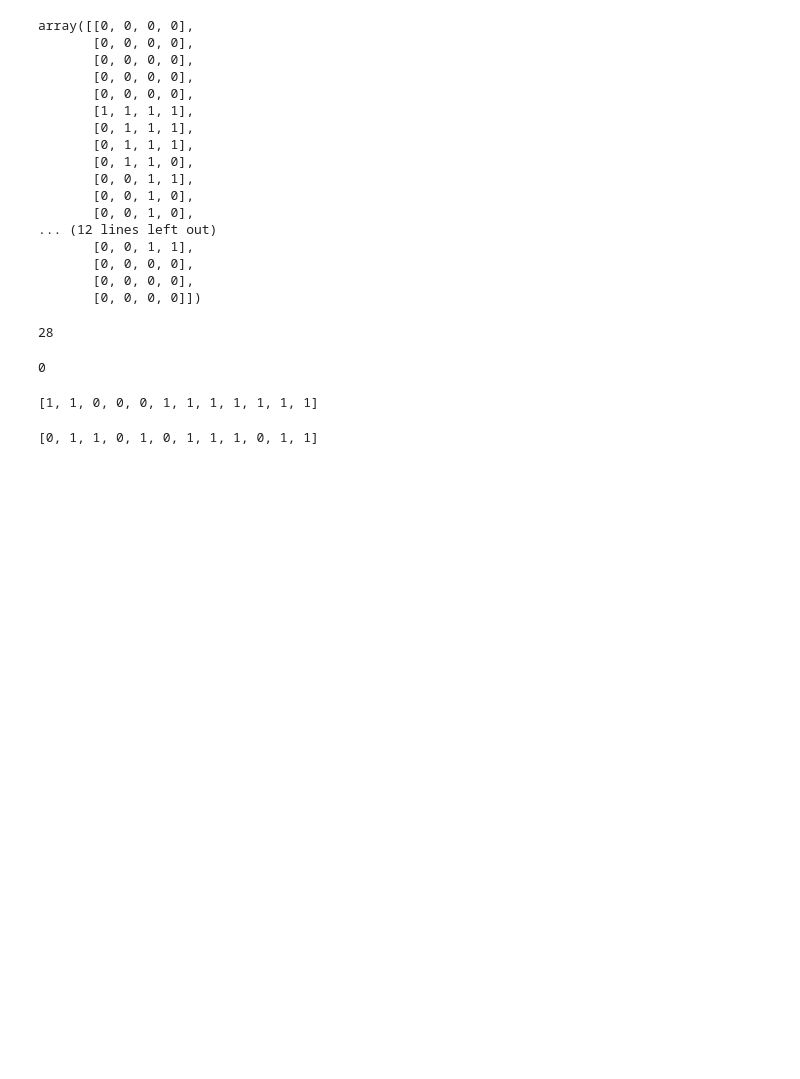
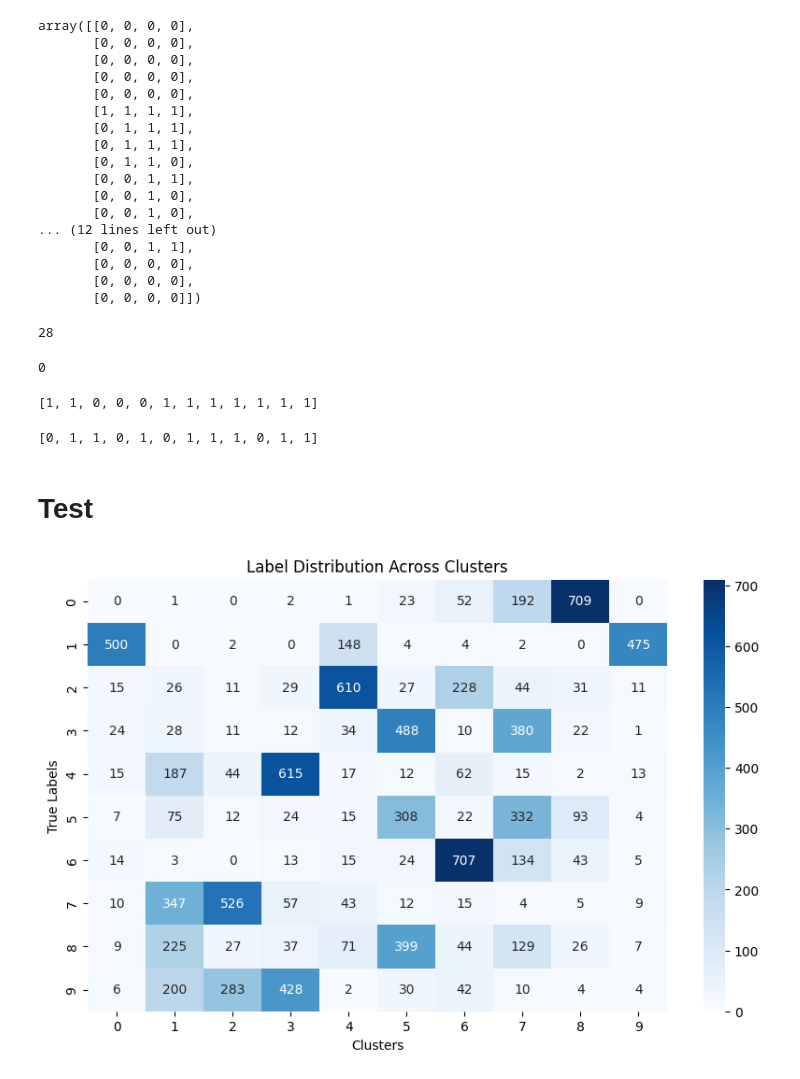
Before and after one commit to tobo03/DVP7, a Jupyter notebook: TraditionalMethods/testing.ipynb, the cells around one changed output. Saved outputs shown, nothing was run; the diff lists cells and outputs as text; code cells hidden in the pictures; blank space fills up the shorter version.

```diff
--- a/TraditionalMethods/testing.ipynb
+++ b/TraditionalMethods/testing.ipynb
@@ -130,3 +130,5 @@ randVectors = [np.random.randn(data_len) for i in range(n_hash)]
 lshProjt(hog_feat, randVectors)
 # %% [output]
 [0, 1, 1, 0, 1, 0, 1, 1, 1, 0, 1, 1]
+# %% [markdown]
+# Test
@@ -132,0 +174,10 @@ lshProjt(hog_feat, randVectors)
+# %%
+n_hash = 128
+data_len = len(x_test[0].flatten())
+randVectors = [np.random.randn(data_len) for i in range(n_hash)]
+
+hashCodes = [ lshProjt(x, randVectors) for x in x_test]
+
+easyHeatmap(hashCodes, y_test)
+# %% [output]
+[figure, added]
```
Also changed, not shown: parts of 5 cells of this notebook, 3 other files.
